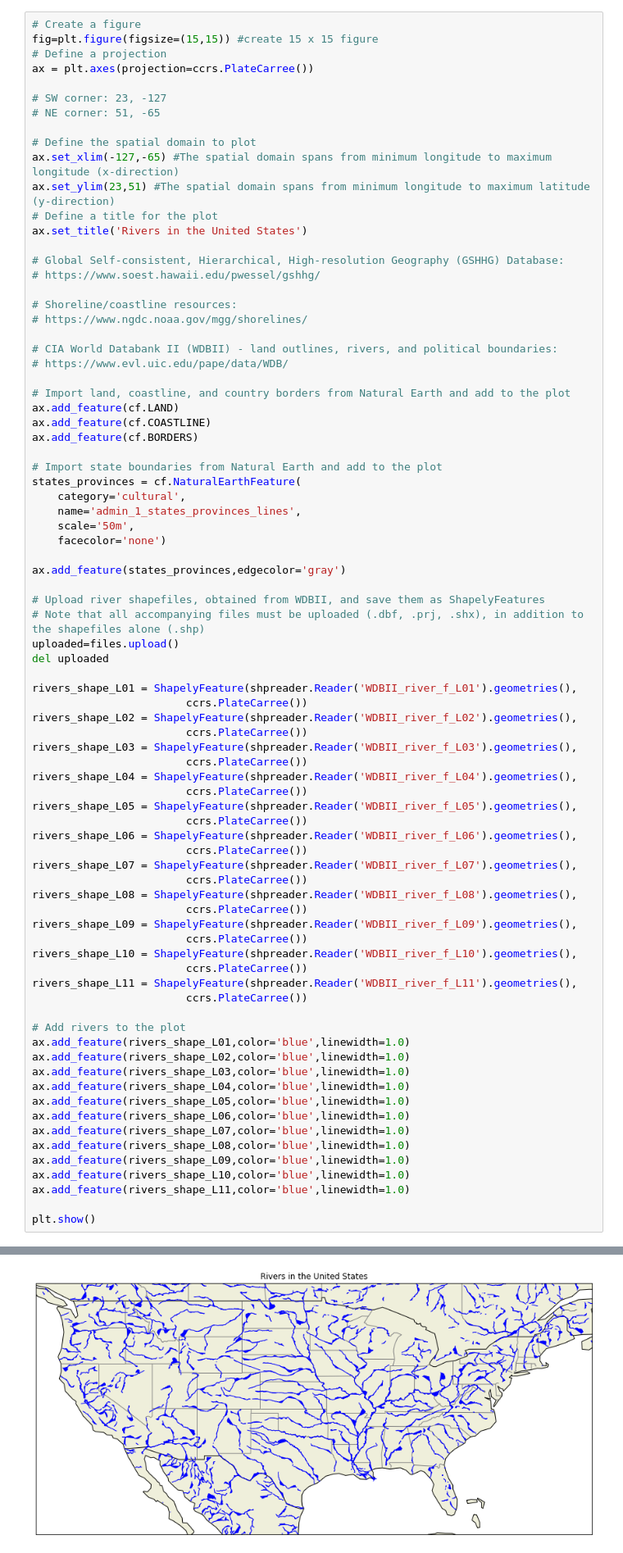
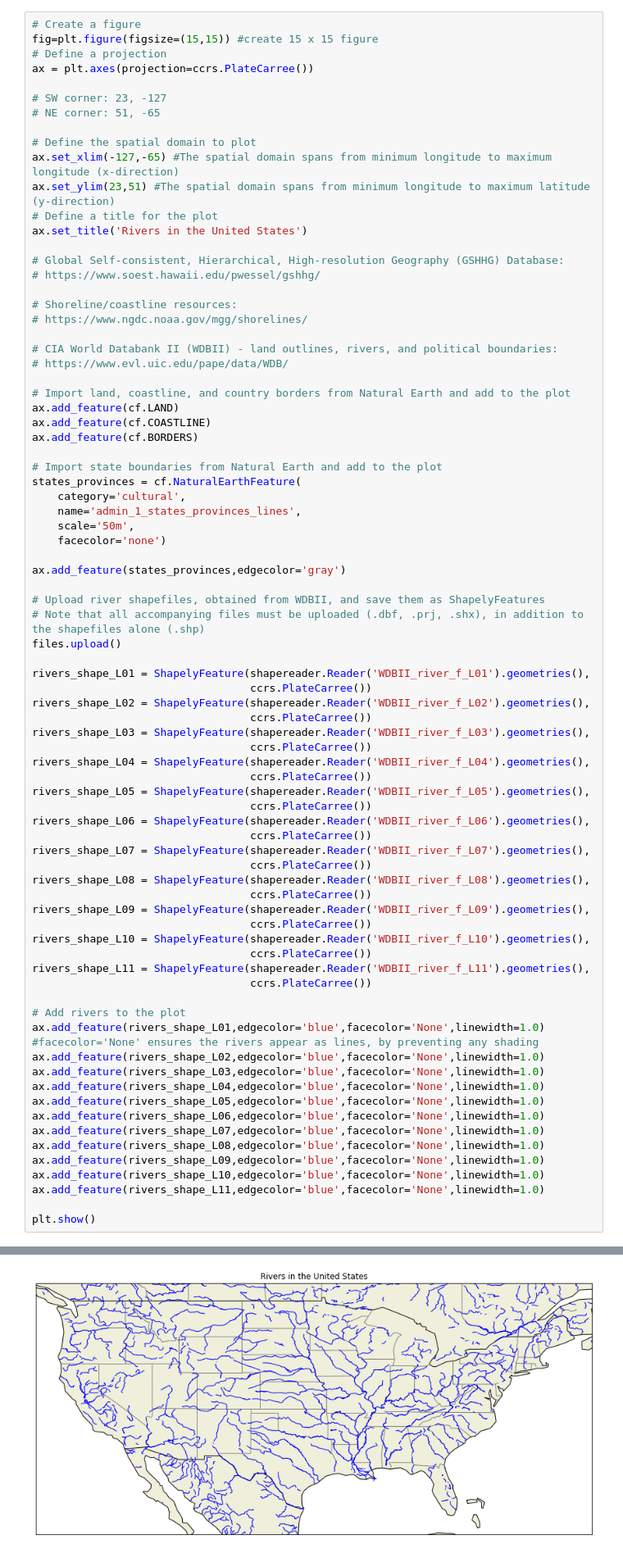
Before and after one commit to dbabrams/ShallowDolomite_Group, a Jupyter notebook: Master_Code/WillCounty_Final_MODFLOW.ipynb, the cells around one changed output, grey strips where cells are left out. Shown at 82% size. Saved outputs shown, nothing was run; the diff lists cells and outputs as text.

```diff
--- a/Master_Code/WillCounty_Final_MODFLOW.ipynb
+++ b/Master_Code/WillCounty_Final_MODFLOW.ipynb
@@ -1087,69 +1211,68 @@ ax.set_title('Rivers in the United States')
 
 # Shoreline/coastline resources:
 # https://www.ngdc.noaa.gov/mgg/shorelines/
 
 # CIA World Databank II (WDBII) - land outlines, rivers, and political boundaries:
 # https://www.evl.uic.edu/pape/data/WDB/
 
 # Import land, coastline, and country borders from Natural Earth and add to the plot
 ax.add_feature(cf.LAND)
 ax.add_feature(cf.COASTLINE)
 ax.add_feature(cf.BORDERS)
 
 # Import state boundaries from Natural Earth and add to the plot
 states_provinces = cf.NaturalEarthFeature(
     category='cultural',
     name='admin_1_states_provinces_lines',
     scale='50m',
     facecolor='none')
 
 ax.add_feature(states_provinces,edgecolor='gray')
 
 # Upload river shapefiles, obtained from WDBII, and save them as ShapelyFeatures
 # Note that all accompanying files must be uploaded (.dbf, .prj, .shx), in addition to the shapefiles alone (.shp)
-uploaded=files.upload()
-del uploaded
+files.upload()
 
-rivers_shape_L01 = ShapelyFeature(shpreader.Reader('WDBII_river_f_L01').geometries(),
-                        ccrs.PlateCarree())
-rivers_shape_L02 = ShapelyFeature(shpreader.Reader('WDBII_river_f_L02').geometries(),
-                        ccrs.PlateCarree())
-rivers_shape_L03 = ShapelyFeature(shpreader.Reader('WDBII_river_f_L03').geometries(),
-                        ccrs.PlateCarree())
-rivers_shape_L04 = ShapelyFeature(shpreader.Reader('WDBII_river_f_L04').geometries(),
-                        ccrs.PlateCarree())
-rivers_shape_L05 = ShapelyFeature(shpreader.Reader('WDBII_river_f_L05').geometries(),
-                        ccrs.PlateCarree())
-rivers_shape_L06 = ShapelyFeature(shpreader.Reader('WDBII_river_f_L06').geometries(),
-                        ccrs.PlateCarree())
-rivers_shape_L07 = ShapelyFeature(shpreader.Reader('WDBII_river_f_L07').geometries(),
-                        ccrs.PlateCarree())
-rivers_shape_L08 = ShapelyFeature(shpreader.Reader('WDBII_river_f_L08').geometries(),
-                        ccrs.PlateCarree())
-rivers_shape_L09 = ShapelyFeature(shpreader.Reader('WDBII_river_f_L09').geometries(),
-                        ccrs.PlateCarree())
-rivers_shape_L10 = ShapelyFeature(shpreader.Reader('WDBII_river_f_L10').geometries(),
-                        ccrs.PlateCarree())
-rivers_shape_L11 = ShapelyFeature(shpreader.Reader('WDBII_river_f_L11').geometries(),
-                        ccrs.PlateCarree())
+rivers_shape_L01 = ShapelyFeature(shapereader.Reader('WDBII_river_f_L01').geometries(),
+                                  ccrs.PlateCarree())
+rivers_shape_L02 = ShapelyFeature(shapereader.Reader('WDBII_river_f_L02').geometries(),
+                                  ccrs.PlateCarree())
+rivers_shape_L03 = ShapelyFeature(shapereader.Reader('WDBII_river_f_L03').geometries(),
+                                  ccrs.PlateCarree())
+rivers_shape_L04 = ShapelyFeature(shapereader.Reader('WDBII_river_f_L04').geometries(),
+                                  ccrs.PlateCarree())
+rivers_shape_L05 = ShapelyFeature(shapereader.Reader('WDBII_river_f_L05').geometries(),
+                                  ccrs.PlateCarree())
+rivers_shape_L06 = ShapelyFeature(shapereader.Reader('WDBII_river_f_L06').geometries(),
+                                  ccrs.PlateCarree())
+rivers_shape_L07 = ShapelyFeature(shapereader.Reader('WDBII_river_f_L07').geometries(),
+                                  ccrs.PlateCarree())
+rivers_shape_L08 = ShapelyFeature(shapereader.Reader('WDBII_river_f_L08').geometries(),
+                                  ccrs.PlateCarree())
+rivers_shape_L09 = ShapelyFeature(shapereader.Reader('WDBII_river_f_L09').geometries(),
+                                  ccrs.PlateCarree())
+rivers_shape_L10 = ShapelyFeature(shapereader.Reader('WDBII_river_f_L10').geometries(),
+                                  ccrs.PlateCarree())
+rivers_shape_L11 = ShapelyFeature(shapereader.Reader('WDBII_river_f_L11').geometries(),
+                                  ccrs.PlateCarree())
 
 # Add rivers to the plot
-ax.add_feature(rivers_shape_L01,color='blue',linewidth=1.0)
-ax.add_feature(rivers_shape_L02,color='blue',linewidth=1.0)
-ax.add_feature(rivers_shape_L03,color='blue',linewidth=1.0)
-ax.add_feature(rivers_shape_L04,color='blue',linewidth=1.0)
-ax.add_feature(rivers_shape_L05,color='blue',linewidth=1.0)
-ax.add_feature(rivers_shape_L06,color='blue',linewidth=1.0)
-ax.add_feature(rivers_shape_L07,color='blue',linewidth=1.0)
-ax.add_feature(rivers_shape_L08,color='blue',linewidth=1.0)
-ax.add_feature(rivers_shape_L09,color='blue',linewidth=1.0)
-ax.add_feature(rivers_shape_L10,color='blue',linewidth=1.0)
-ax.add_feature(rivers_shape_L11,color='blue',linewidth=1.0)
+ax.add_feature(rivers_shape_L01,edgecolor='blue',facecolor='None',linewidth=1.0) #facecolor='None' ensures the rivers appear as lines, by preventing any shading
+ax.add_feature(rivers_shape_L02,edgecolor='blue',facecolor='None',linewidth=1.0)
+ax.add_feature(rivers_shape_L03,edgecolor='blue',facecolor='None',linewidth=1.0)
+ax.add_feature(rivers_shape_L04,edgecolor='blue',facecolor='None',linewidth=1.0)
+ax.add_feature(rivers_shape_L05,edgecolor='blue',facecolor='None',linewidth=1.0)
+ax.add_feature(rivers_shape_L06,edgecolor='blue',facecolor='None',linewidth=1.0)
+ax.add_feature(rivers_shape_L07,edgecolor='blue',facecolor='None',linewidth=1.0)
+ax.add_feature(rivers_shape_L08,edgecolor='blue',facecolor='None',linewidth=1.0)
+ax.add_feature(rivers_shape_L09,edgecolor='blue',facecolor='None',linewidth=1.0)
+ax.add_feature(rivers_shape_L10,edgecolor='blue',facecolor='None',linewidth=1.0)
+ax.add_feature(rivers_shape_L11,edgecolor='blue',facecolor='None',linewidth=1.0)
 
 plt.show()
 # %% [output]
 [interactive output not drawn]
-[figure, old version]
+[figure, new version]
 # %%
 # Other possible avenues
 
```
Also changed, not shown: parts of 10 cells of this notebook.
